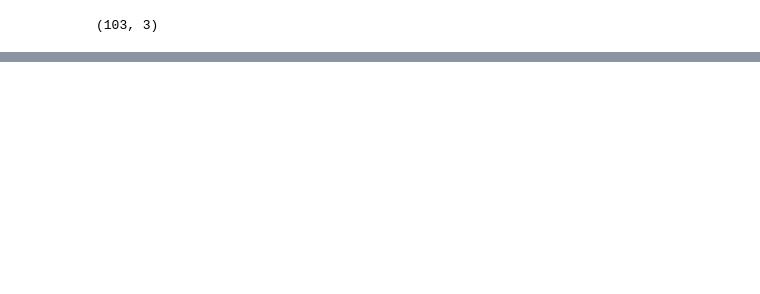
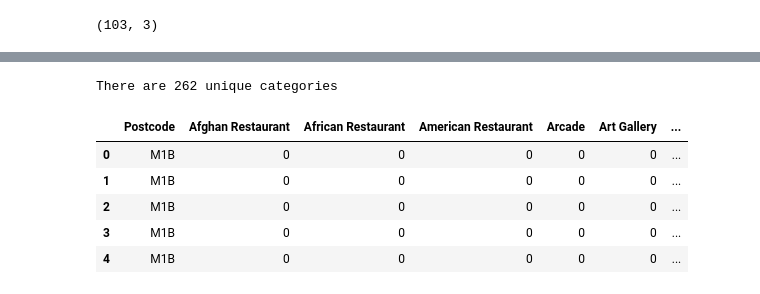
Before and after one commit to Metaming/Coursera_Capstone, a Jupyter notebook: Segmenting_Clustering_Toronto_mkliu.ipynb, the cells around one changed output, grey strips where cells are left out. Drawn from its saved outputs; the diff is of its cells as text; code cells hidden in the pictures; blank space fills up the shorter version.

```diff
--- a/Segmenting_Clustering_Toronto_mkliu.ipynb
+++ b/Segmenting_Clustering_Toronto_mkliu.ipynb
@@ -89,0 +259,16 @@ df_new.shape
+# %%
+# filter columns
+filtered_columns = ['venue.name', 'venue.categories', 'venue.location.lat', 'venue.location.lng', 'venue.location.postalCode']
+nearby_venues =nearby_venues.loc[:, filtered_columns]
+
+# filter the category for each row
+nearby_venues['venue.categories'] = nearby_venues.apply(get_category_type, axis=1)
+
+# clean columns, use the last part of the filtered_columns name as the column name of the new dataframe
+nearby_venues.columns = [col.split(".")[-1] for col in nearby_venues.columns]
+
+# add the searching post code
+nearby_venues['Postcode'] = postal_code
+
+nearby_venues.head()
+#nearby_venues.shape()
@@ -89,0 +292,10 @@ df_new.shape
+# %%
+
+# filter the result where the returned 'postalCode' does not match the searched 'Postcode'
+
+for i, pc_r, pc_s in zip(nearby_venues.index,nearby_venues.postalCode, nearby_venues.Postcode):
+    if str(pc_s) not in str(pc_r):
+        #print(nearby_venues.iloc[i,:])
+        nearby_venues.drop([i],inplace=True)
+
+nearby_venues.head()
@@ -89,0 +381,3 @@ df_new.shape
+# %%
+# get the venues in all postcode area
+nearby_venues_postcodes = nearby_venues_postcode(df_new['Postcode'],df_new['Latitude'], df_new['Longitude'])
@@ -89,0 +407,5 @@ df_new.shape
+# %%
+# define a new dataframe that only keeps the postcode, name and catogories information, that's all we need for the clustering
+
+df_venues_postcodes = nearby_venues_postcodes[['Postcode','name','categories']]
+df_venues_postcodes.head()
@@ -89,0 +419,21 @@ df_new.shape
+# %%
+# number of unique catogories of venues
+print ('There are {} unique categories'.format(df_venues_postcodes['categories'].unique().shape[0]))
+# %% [output]
+There are 262 unique categories
+# %%
+# use one-hot function to get the counts for each categories
+onehot_venues_postcodes = df_venues_postcodes['Postcode']
+
+df_onehot = pd.get_dummies(df_venues_postcodes[['categories']], prefix="", prefix_sep="")
+
+onehot_venues_postcodes = pd.concat([onehot_venues_postcodes,df_onehot], axis=1,)
+
+onehot_venues_postcodes.head()
+# %% [output]
+|  | Postcode | Afghan Restaurant | African Restaurant | American Restaurant | Arcade | Art Gallery | ... |
+| 0 | M1B | 0 | 0 | 0 | 0 | 0 | ... |
+| 1 | M1B | 0 | 0 | 0 | 0 | 0 | ... |
+| 2 | M1B | 0 | 0 | 0 | 0 | 0 | ... |
+| 3 | M1B | 0 | 0 | 0 | 0 | 0 | ... |
+| 4 | M1B | 0 | 0 | 0 | 0 | 0 | ... |
```
Also changed, not shown: parts of 57 cells of this notebook.
